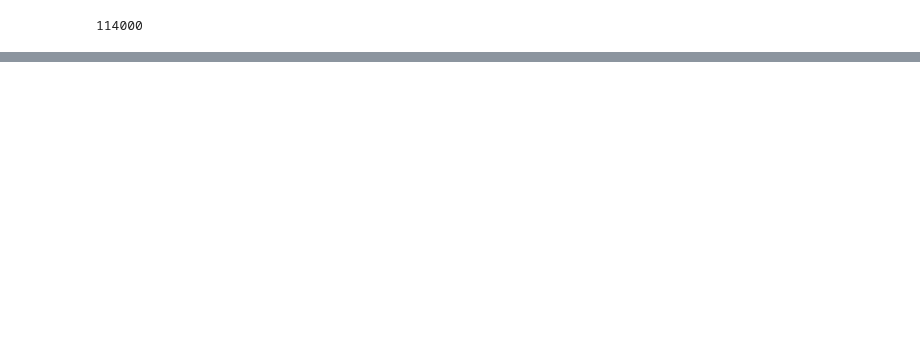
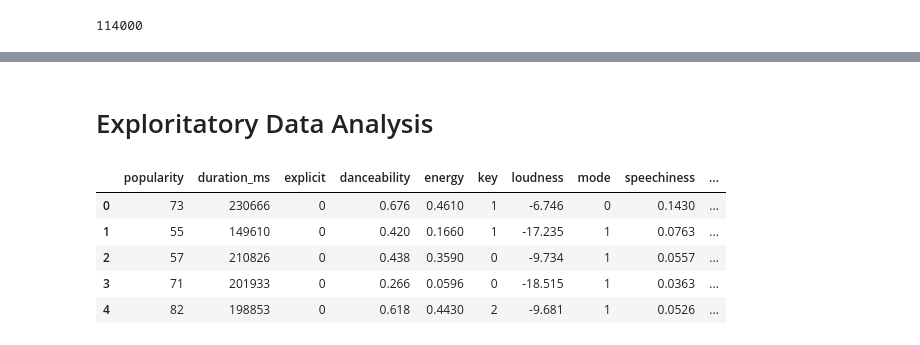
Before and after one commit to avajts/pic16b_project, a Jupyter notebook: DataAnalysis.ipynb, the cells around one changed output, grey strips where cells are left out. Cells and saved outputs as stored; diff of their text form; code cells hidden in the pictures; blank space fills up the shorter version.

```diff
--- a/DataAnalysis.ipynb
+++ b/DataAnalysis.ipynb
@@ -75,0 +91,24 @@ Tables in database: [('tables',), ('spotify_tracks',)]
+# %% [markdown]
+# Exploritatory Data Analysis
+# %%
+def get_numerical_df(df):
+  """
+  Returns a dataframe with only the numerical data type columns in a Pandas DataFrame.
+  Parameters:
+    df: The Pandas DataFrame.
+  Returns:
+    A Pandas datafram with the numerical columns from df.
+  """
+  numerical_cols = df.select_dtypes(include=['number']).columns.tolist()
+  num_df = df[numerical_cols]
+  return num_df
+
+df_num_cols = get_numerical_df(df_tracks)
+df_num_cols.head()
+# %% [output]
+|  | popularity | duration_ms | explicit | danceability | energy | key | loudness | mode | speechiness | ... |
+| 0 | 73 | 230666 | 0 | 0.676 | 0.4610 | 1 | -6.746 | 0 | 0.1430 | ... |
+| 1 | 55 | 149610 | 0 | 0.420 | 0.1660 | 1 | -17.235 | 1 | 0.0763 | ... |
+| 2 | 57 | 210826 | 0 | 0.438 | 0.3590 | 0 | -9.734 | 1 | 0.0557 | ... |
+| 3 | 71 | 201933 | 0 | 0.266 | 0.0596 | 0 | -18.515 | 1 | 0.0363 | ... |
+| 4 | 82 | 198853 | 0 | 0.618 | 0.4430 | 2 | -9.681 | 1 | 0.0526 | ... |
```
Also changed, not shown: parts of 7 cells of this notebook.
